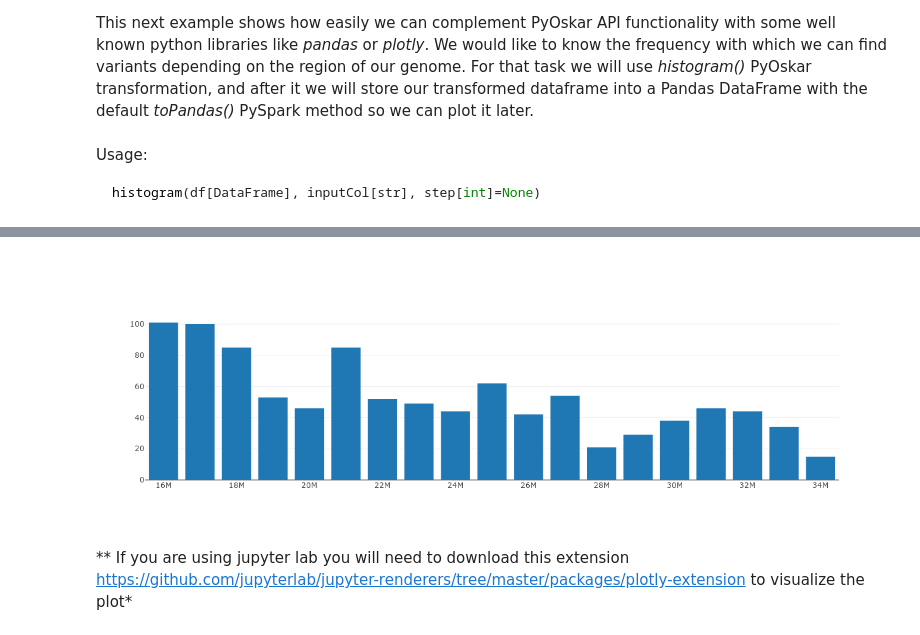
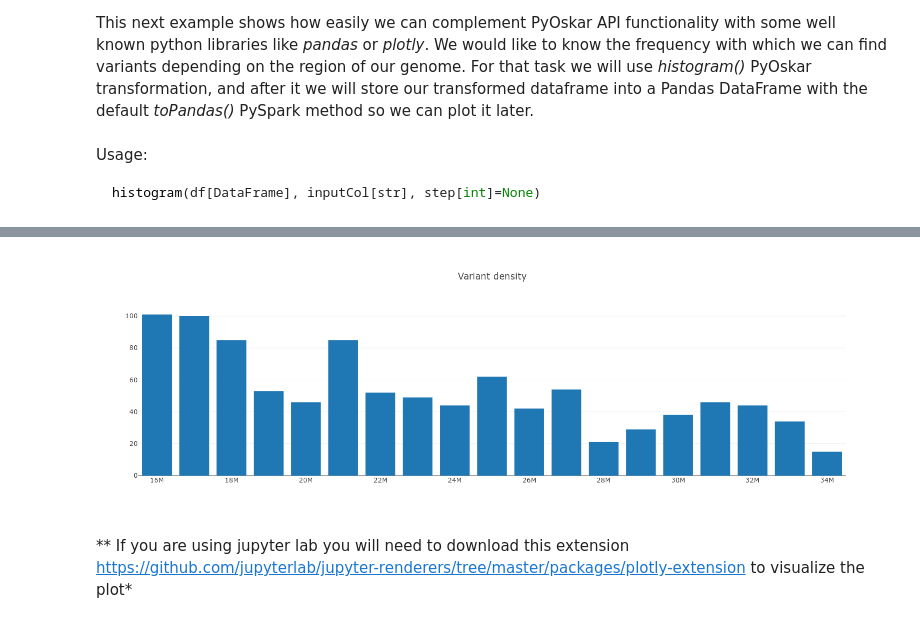
Before and after one commit to roldanx/oskar, a Jupyter notebook: oskar-spark/src/main/python/notebooks/stats.ipynb, the cells around one changed output, grey strips where cells are left out. Saved outputs shown, nothing was run; the diff lists cells and outputs as text; code cells hidden in the pictures.

Commit message:
notebooks: delete useless plotly code #2

```diff
--- a/oskar-spark/src/main/python/notebooks/stats.ipynb
+++ b/oskar-spark/src/main/python/notebooks/stats.ipynb
@@ -281,17 +281,19 @@ oskar.histogram(df, "start", 1000000).show()
 +--------+-----+
 # %%
 import plotly.offline as py
-import plotly.figure_factory as ff
 import plotly.graph_objs as go
-from plotly.offline import get_plotlyjs, init_notebook_mode
+from plotly.offline import init_notebook_mode
 
 pandas_histogram_df = oskar.histogram(df, "start", 1000000).toPandas()
 
 init_notebook_mode(connected = True)
 
 data = [go.Bar(x = pandas_histogram_df["start"], y = pandas_histogram_df["count"])]
-py.iplot(data)
+layout = go.Layout(title = 'Variant density', width = 1440, height = 500)
+fig = go.Figure(data=data, layout=layout)
+
+py.iplot(fig)
 # %% [output]
-[figure, old version]
+[figure, new version]
 # %% [markdown]
 ** If you are using jupyter lab you will need to download this extension https://github.com/jupyterlab/jupyter-renderers/tree/master/packages/plotly-extension to visualize the plot*
```
Also changed, not shown: parts of 1 cell of this notebook, 3 other files.
